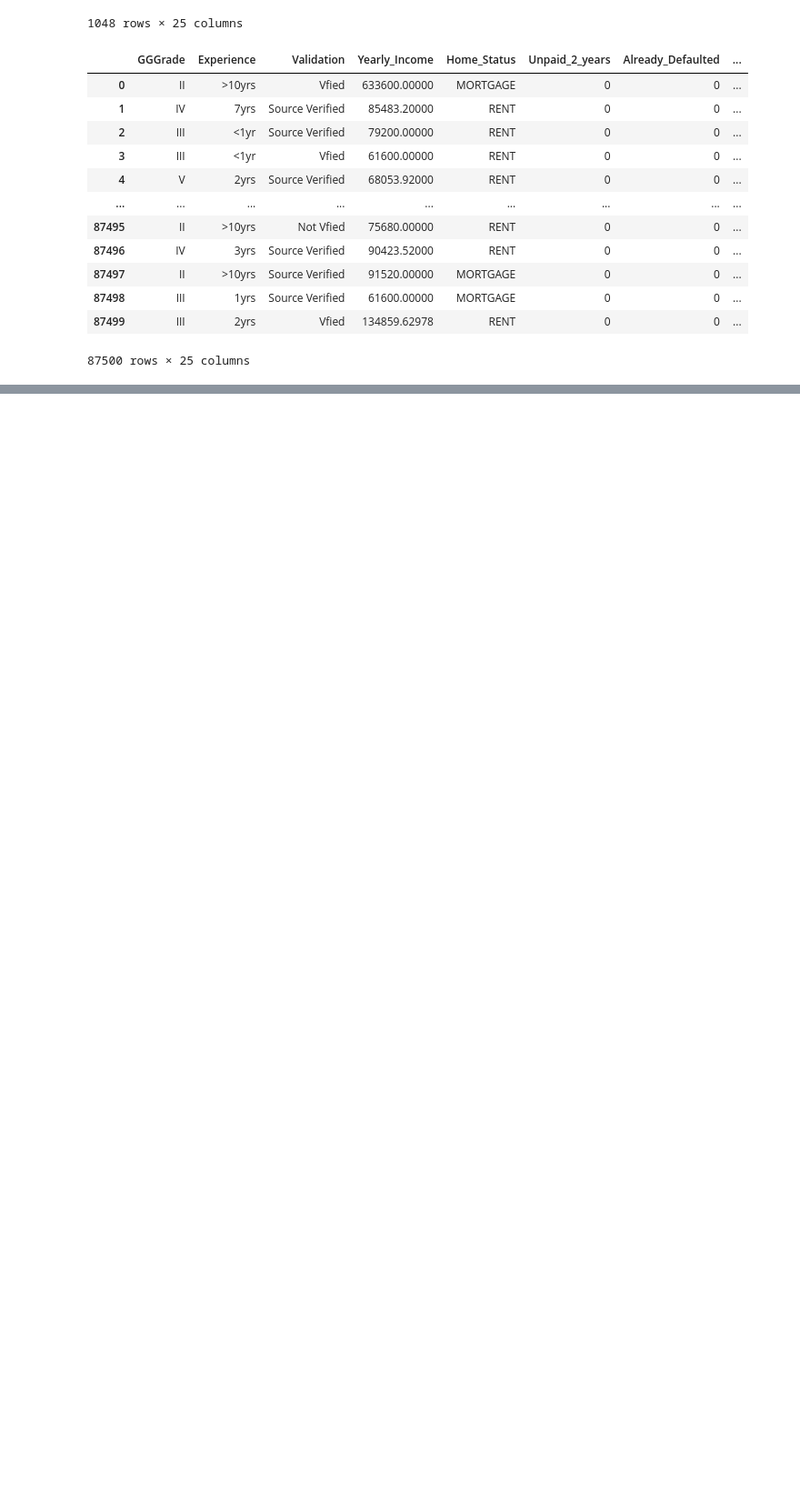
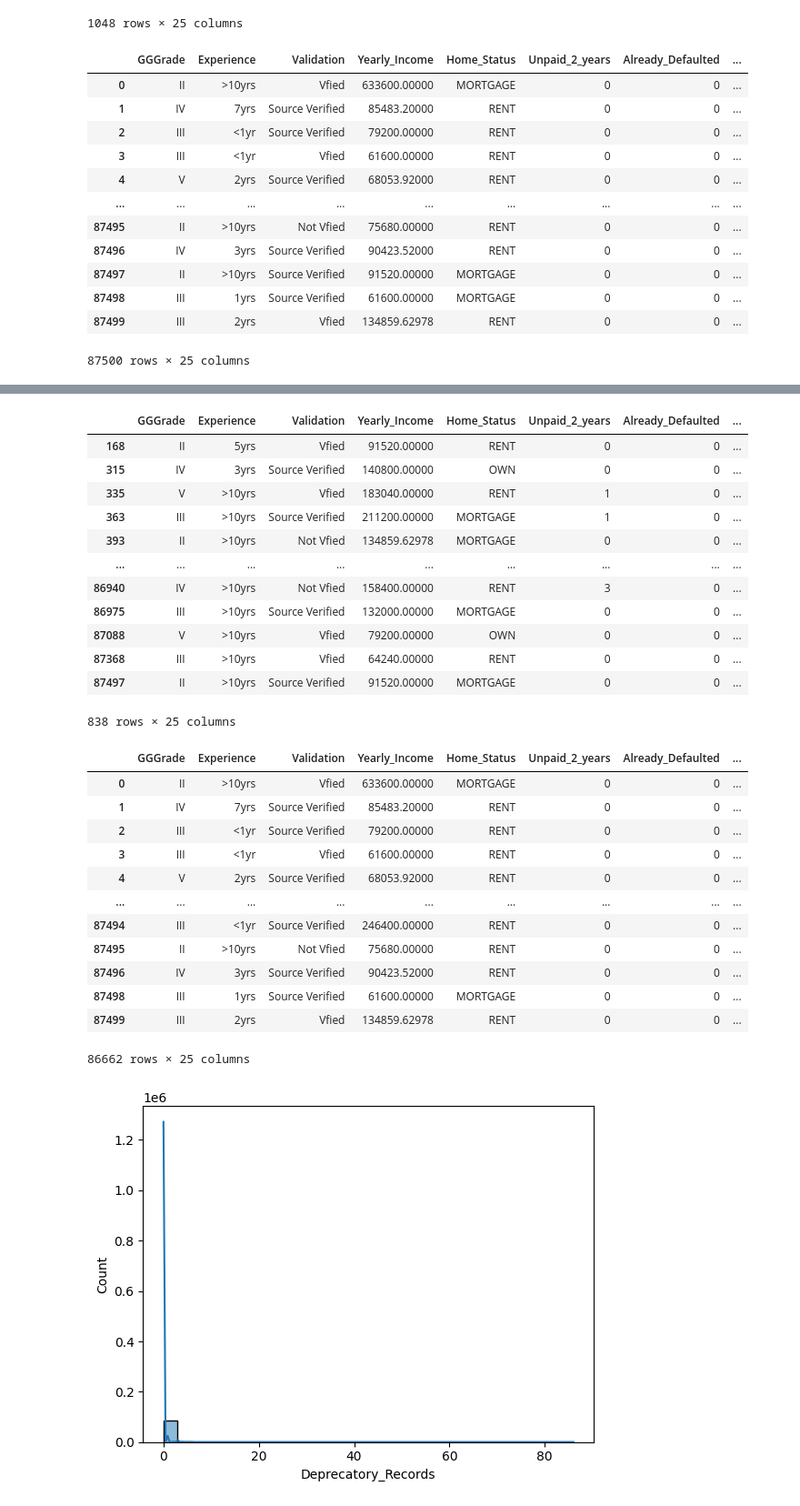
Before and after one commit to pokharel-aayush/data_science, a Jupyter notebook: Data_Train.ipynb, the cells around one changed output, grey strips where cells are left out. Shown at 91% size. Saved outputs shown, nothing was run; the diff lists cells and outputs as text; code cells hidden in the pictures; blank space fills up the shorter version.

```diff
--- a/Data_Train.ipynb
+++ b/Data_Train.ipynb
@@ -495,0 +631,10 @@ df2
+# %%
+sns.histplot(data=df, x='Deprecatory_Records', bins=30, kde=True)
+UL = df['Deprecatory_Records'].mean() + 3*df['Deprecatory_Records'].std()
+LL = df['Deprecatory_Records'].mean() - 3*df['Deprecatory_Records'].std()
+print("UL:", UL)
+print("LL:", LL)
+display(df[(df['Deprecatory_Records'] > UL) | (df['Deprecatory_Records'] < LL)])
+df4 = df[(df['Deprecatory_Records'] > LL) & (df['Deprecatory_Records'] < UL)]
+display(df4)
+# %% [output]
@@ -495,0 +643,27 @@ df2
+|  | GGGrade | Experience | Validation | Yearly_Income | Home_Status | Unpaid_2_years | Already_Defaulted | ... |
+| 168 | II | 5yrs | Vfied | 91520.00000 | RENT | 0 | 0 | ... |
+| 315 | IV | 3yrs | Source Verified | 140800.00000 | OWN | 0 | 0 | ... |
+| 335 | V | >10yrs | Vfied | 183040.00000 | RENT | 1 | 0 | ... |
+| 363 | III | >10yrs | Source Verified | 211200.00000 | MORTGAGE | 1 | 0 | ... |
+| 393 | II | >10yrs | Not Vfied | 134859.62978 | MORTGAGE | 0 | 0 | ... |
+| ... | ... | ... | ... | ... | ... | ... | ... | ... |
+| 86940 | IV | >10yrs | Not Vfied | 158400.00000 | RENT | 3 | 0 | ... |
+| 86975 | III | >10yrs | Source Verified | 132000.00000 | MORTGAGE | 0 | 0 | ... |
+| 87088 | V | >10yrs | Vfied | 79200.00000 | OWN | 0 | 0 | ... |
+| 87368 | III | >10yrs | Vfied | 64240.00000 | RENT | 0 | 0 | ... |
+| 87497 | II | >10yrs | Source Verified | 91520.00000 | MORTGAGE | 0 | 0 | ... |
+838 rows × 25 columns
+|  | GGGrade | Experience | Validation | Yearly_Income | Home_Status | Unpaid_2_years | Already_Defaulted | ... |
+| 0 | II | >10yrs | Vfied | 633600.00000 | MORTGAGE | 0 | 0 | ... |
+| 1 | IV | 7yrs | Source Verified | 85483.20000 | RENT | 0 | 0 | ... |
+| 2 | III | <1yr | Source Verified | 79200.00000 | RENT | 0 | 0 | ... |
+| 3 | III | <1yr | Vfied | 61600.00000 | RENT | 0 | 0 | ... |
+| 4 | V | 2yrs | Source Verified | 68053.92000 | RENT | 0 | 0 | ... |
+| ... | ... | ... | ... | ... | ... | ... | ... | ... |
+| 87494 | III | <1yr | Source Verified | 246400.00000 | RENT | 0 | 0 | ... |
+| 87495 | II | >10yrs | Not Vfied | 75680.00000 | RENT | 0 | 0 | ... |
+| 87496 | IV | 3yrs | Source Verified | 90423.52000 | RENT | 0 | 0 | ... |
+| 87498 | III | 1yrs | Source Verified | 61600.00000 | MORTGAGE | 0 | 0 | ... |
+| 87499 | III | 2yrs | Vfied | 134859.62978 | RENT | 0 | 0 | ... |
+86662 rows × 25 columns
+[figure, added]
```
Also changed, not shown: parts of 41 cells of this notebook.
